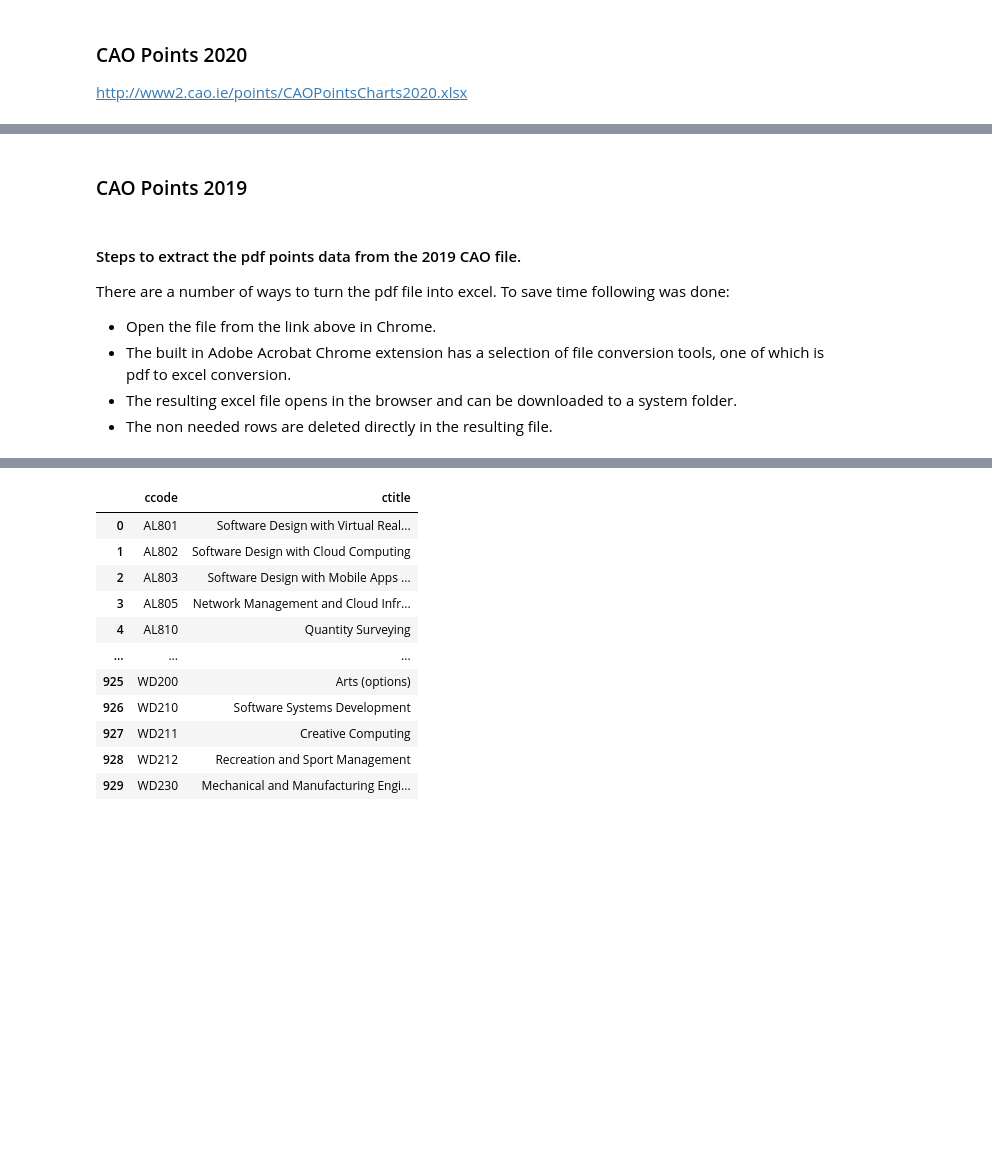
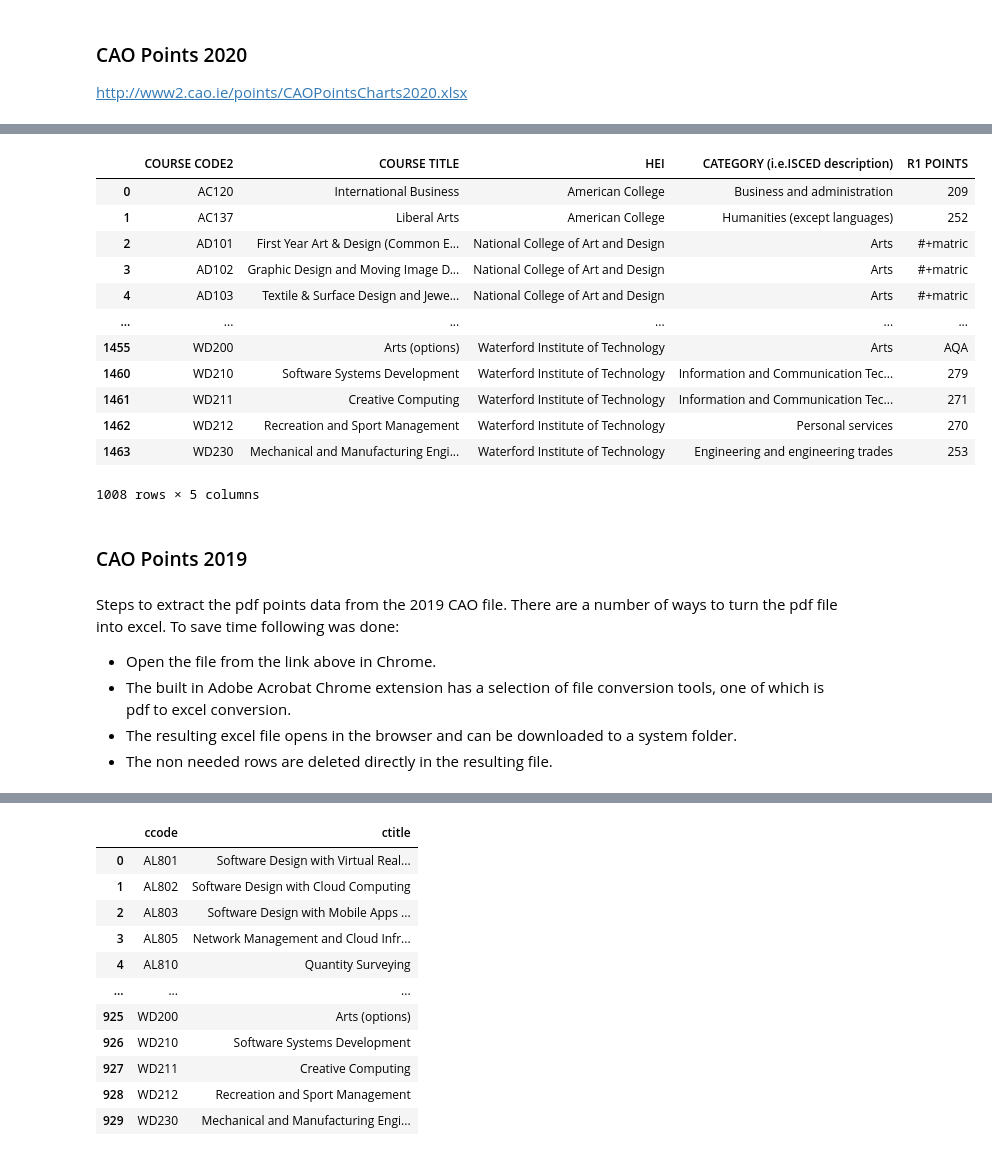
Before and after one commit to donneger/data_analysis_assessment, a Jupyter notebook: cao.ipynb, the cells around one changed output, grey strips where cells are left out. Cells and saved outputs as stored; diff of their text form; code cells hidden in the pictures; blank space fills up the shorter version.

```diff
--- a/cao.ipynb
+++ b/cao.ipynb
@@ -267,0 +322,18 @@ courses2020
+# %%
+# Pick out the columns needed for the analysis.
+df2020_lvl8 = df2020_lvl8[['COURSE CODE2', 'COURSE TITLE', 'HEI', 'CATEGORY (i.e.ISCED description)', 'R1 POINTS']]
+df2020_lvl8
+# %% [output]
+|  | COURSE CODE2 | COURSE TITLE | HEI | CATEGORY (i.e.ISCED description) | R1 POINTS |
+| 0 | AC120 | International Business | American College | Business and administration | 209 |
+| 1 | AC137 | Liberal Arts | American College | Humanities (except languages) | 252 |
+| 2 | AD101 | First Year Art & Design (Common E... | National College of Art and Design | Arts | #+matric |
+| 3 | AD102 | Graphic Design and Moving Image D... | National College of Art and Design | Arts | #+matric |
+| 4 | AD103 | Textile & Surface Design and Jewe... | National College of Art and Design | Arts | #+matric |
+| ... | ... | ... | ... | ... | ... |
+| 1455 | WD200 | Arts (options) | Waterford Institute of Technology | Arts | AQA |
+| 1460 | WD210 | Software Systems Development | Waterford Institute of Technology | Information and Communication Tec... | 279 |
+| 1461 | WD211 | Creative Computing | Waterford Institute of Technology | Information and Communication Tec... | 271 |
+| 1462 | WD212 | Recreation and Sport Management | Waterford Institute of Technology | Personal services | 270 |
+| 1463 | WD230 | Mechanical and Manufacturing Engi... | Waterford Institute of Technology | Engineering and engineering trades | 253 |
+1008 rows × 5 columns
@@ -271,8 +349,9 @@ courses2020
 # Set up the url for the 2019 points data, note it is a .pdf file.
 cao2019url = 'http://www2.cao.ie/points/lvl8_19.pdf'
 # %% [markdown]
-#### Steps to extract the pdf points data from the 2019 CAO file.
+Steps to extract the pdf points data from the 2019 CAO file.
 There are a number of ways to turn the pdf file into excel. To save time following was done:
+
 - Open the file from the link above in Chrome.
 - The built in Adobe Acrobat Chrome extension has a selection of file conversion tools, one of which is pdf to excel conversion.
 - The resulting excel file opens in the browser and can be downloaded to a system folder.
```
Also changed, not shown: parts of 18 cells of this notebook.
